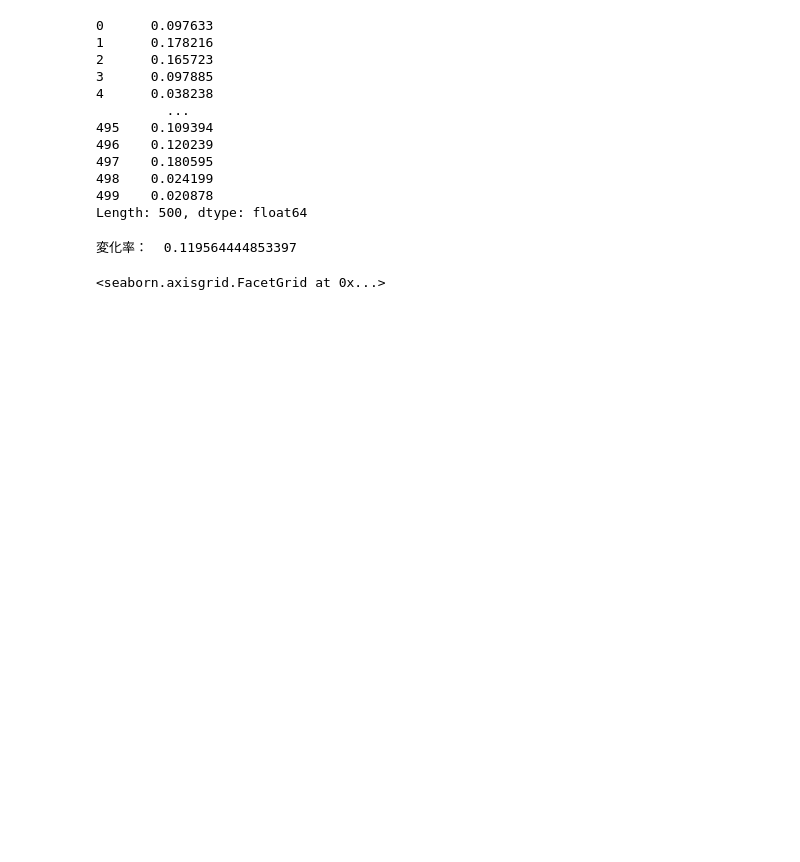
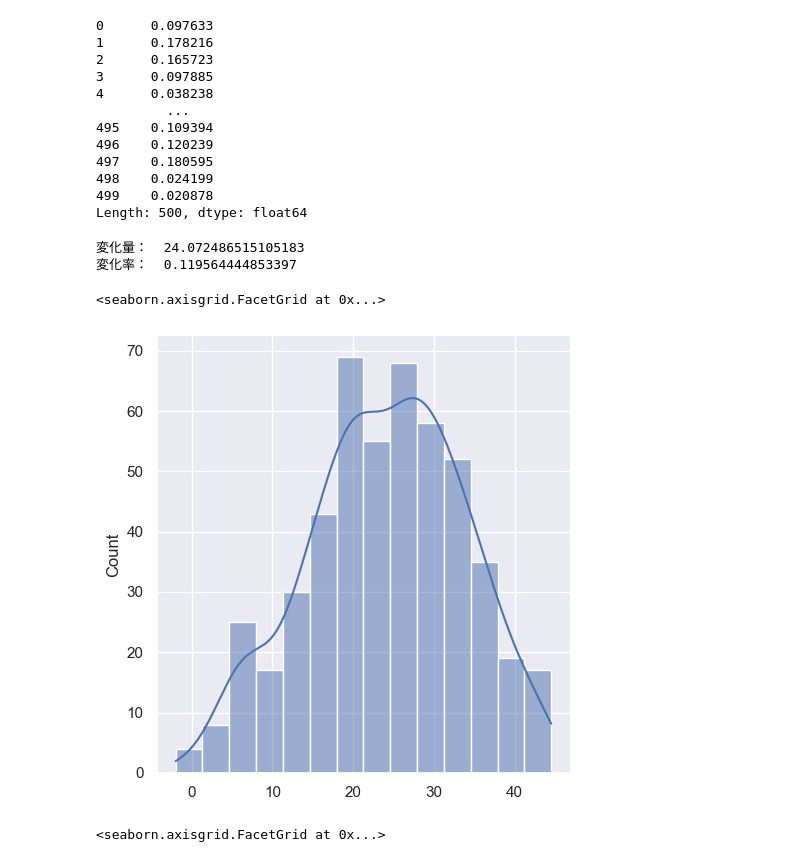
Before and after one commit to misayo334/dsdev, a Jupyter notebook: Lesson07_Graph/課題3：バッテリーの待受時間の仮説検定.ipynb, the cells around one changed output. Saved outputs shown, nothing was run; the diff lists cells and outputs as text; code cells hidden in the pictures; blank space fills up the shorter version.

```diff
--- a/Lesson07_Graph/課題3：バッテリーの待受時間の仮説検定.ipynb
+++ b/Lesson07_Graph/課題3：バッテリーの待受時間の仮説検定.ipynb
@@ -109,10 +130,20 @@ change_percent
 499    0.020878
 Length: 500, dtype: float64
 # %%
+change_mean = np.mean(change)
+print("変化量： ",change_mean)
+
 change_percent_mean = np.mean(change_percent)
 print("変化率： ",change_percent_mean)
 # %% [output]
+変化量：  24.072486515105183
 変化率：  0.119564444853397
+# %%
+# ヒストグラムを描画
+sns.displot(change, kde=True)
+# %% [output]
+<seaborn.axisgrid.FacetGrid at 0x...>
+[figure, added]
 # %%
 # ヒストグラムを描画
 sns.displot(change_percent, kde=True)
```
Also changed, not shown: parts of 5 cells of this notebook.
